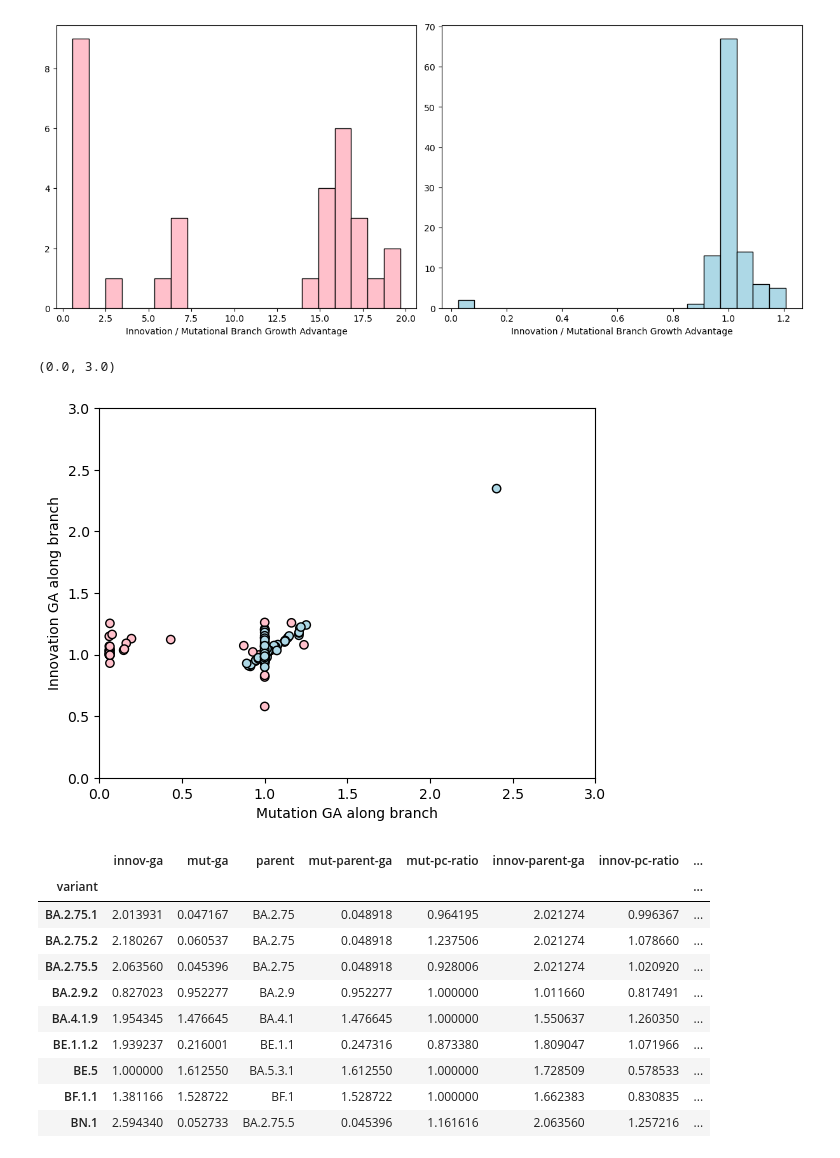
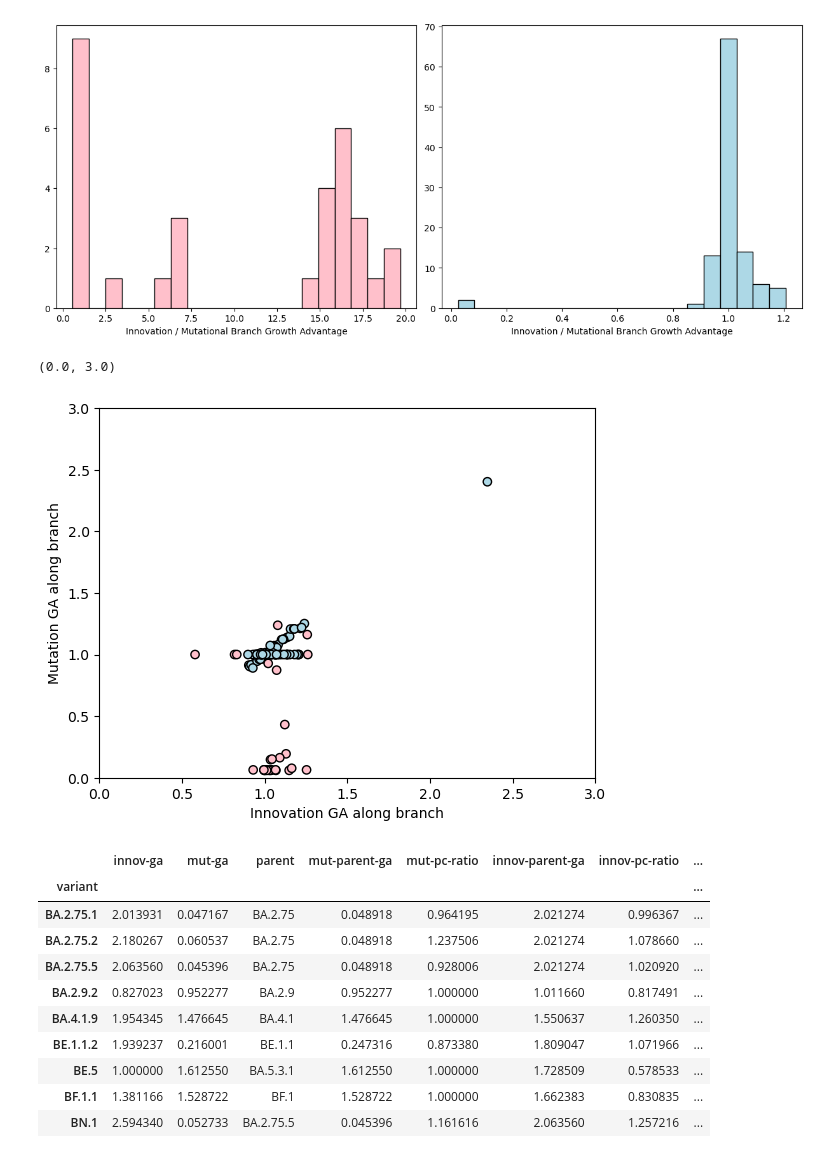
Before and after one commit to blab/sars2-epistasis-modeling, a Jupyter notebook: mutations-by-variant/model-comparison-and-outliers.ipynb, the cells around one changed output. Drawn from its saved outputs; the diff is of its cells as text; code cells hidden in the pictures.

```diff
--- a/mutations-by-variant/model-comparison-and-outliers.ipynb
+++ b/mutations-by-variant/model-comparison-and-outliers.ipynb
@@ -90,0 +111,14 @@ ga_df[ga_df["mut-ga"] < 0.5]
+# %%
+outliers = ga_df[ga_df["outlier"]]
+outliers = outliers[["innov-ga", "mut-ga"]]
+rows_for_tsv = []
+for index, row in outliers.iterrows():
+    variant = index
+    innov_ga = row["innov-ga"]
+    mut_ga = row["mut-ga"]
+    rows = accumulated_mutations[accumulated_mutations["variant"] == variant]
+    for index, r in rows.iterrows():
+        mutation = r["mutation"] + r["region"]
+        rows_for_tsv.append({'variant': variant, 'innov_ga':innov_ga,'mutation_ga':mut_ga, 'mutation': mutation})
+table = pd.DataFrame(rows_for_tsv)
+table.to_csv('new_mutations_df.tsv', sep='\t')
@@ -151,9 +184,17 @@ plt.ylabel("Innovation GA along branch")
 plt.xlabel("Mutation GA along branch")
 plt.xlim(0, 3)
 plt.ylim(0, 3)
-# %% [output]
-(0.0, 3.0)
-[figure, removed]
+# %%
+plt.scatter(ga_df["innov-pc-ratio"],ga_df["mut-pc-ratio"],
+            color=["pink" if value else "lightblue" for value in ga_df.outlier],
+            ec="k")
+plt.xlabel("Innovation GA along branch")
+plt.ylabel("Mutation GA along branch")
+plt.xlim(0, 3)
+plt.ylim(0, 3)
+# %% [output]
+(0.0, 3.0)
+[figure, added]
 # %%
 # Looking at outliers outside of bottom right corner
 ga_df[ga_df.outlier & (ga_df["mut-pc-ratio"] > 0.5)]
```
Also changed, not shown: parts of 26 cells of this notebook, 1 other file.
